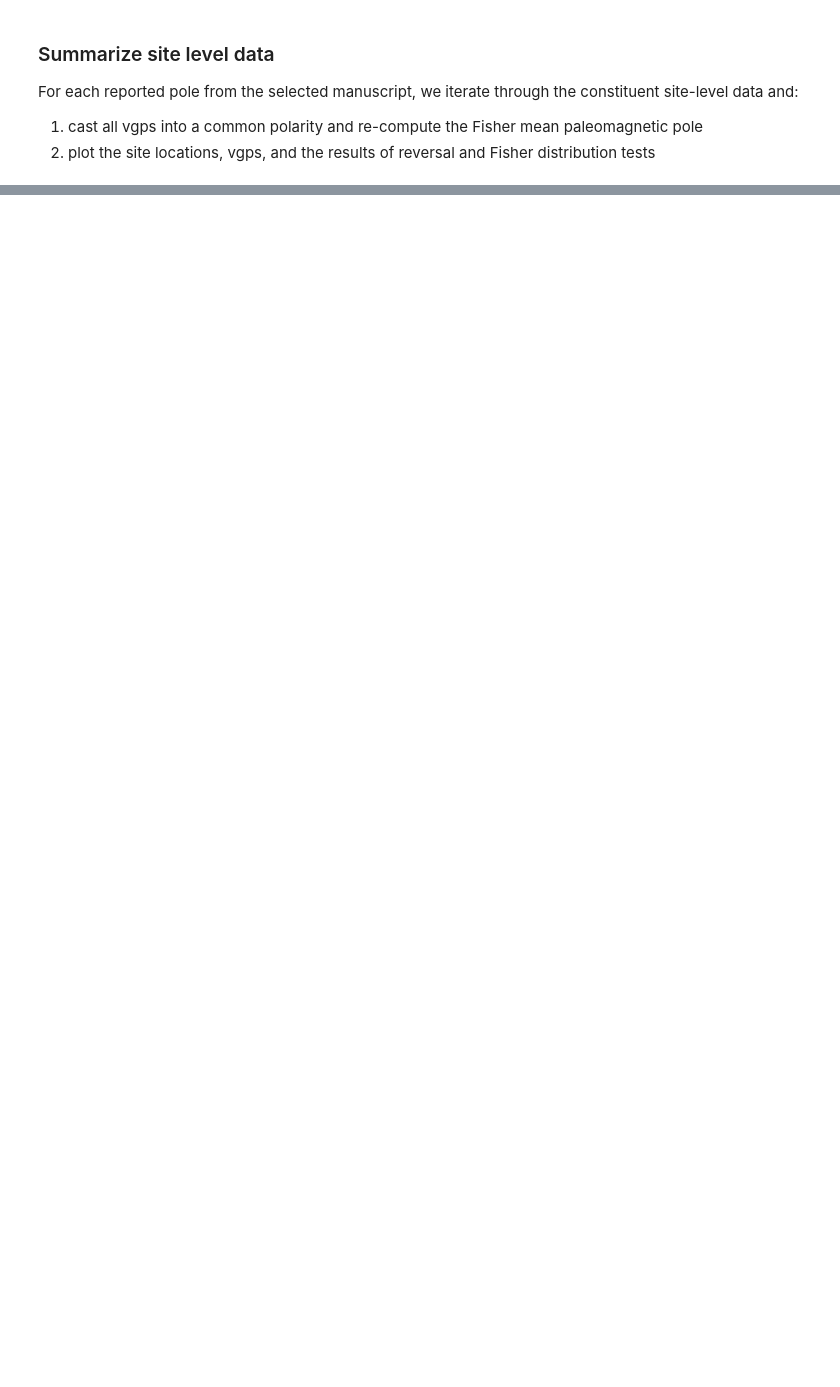
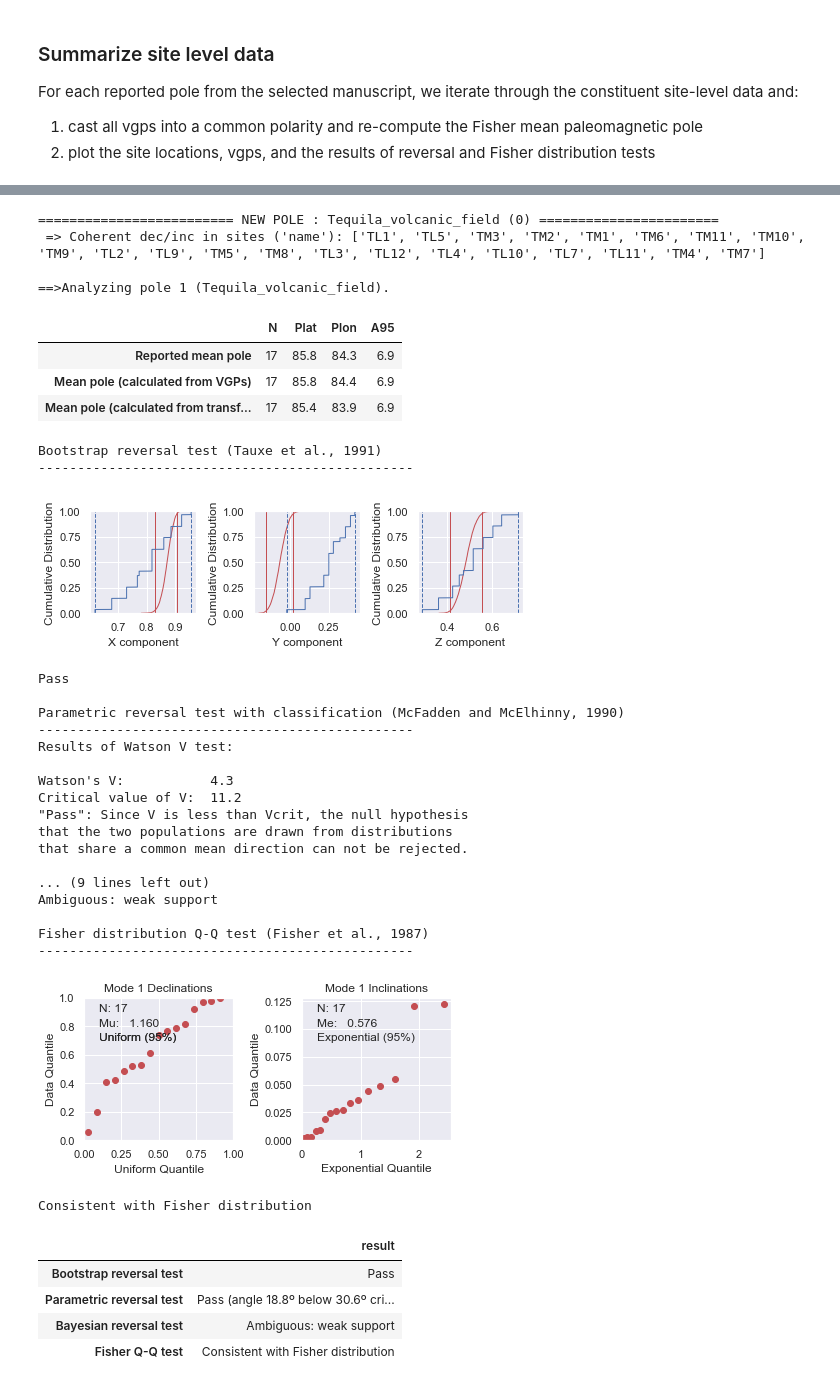
Before and after one commit to PolarWandering/Young_CEED, a Jupyter notebook: 0_Preprocessing.ipynb, the cells around one changed output, grey strips where cells are left out. Drawn from its saved outputs; the diff is of its cells as text; code cells hidden in the pictures; blank space fills up the shorter version.

```diff
--- a/0_Preprocessing.ipynb
+++ b/0_Preprocessing.ipynb
@@ -43,6 +61,6 @@ df_files[['name_xlsx']]
 
 In order to understand what is going on in one single site, we can conduct statistical tests and visualize the data.
 # %%
-file_idx = 21
+file_idx = 0
 # %% [markdown]
 #### Separate the *.xlsx file into two different DFs, `df_vgps` and `df_poles`.
@@ -153,21 +171,16 @@ For each reported pole from the selected manuscript, we iterate through the cons
 1) cast all vgps into a common polarity and re-compute the Fisher mean paleomagnetic pole
 2) plot the site locations, vgps, and the results of reversal and Fisher distribution tests
 # %%
-#Groupby iterates through DFs (i) 'grouped by' the column of interest
-misf1= []
-misf2= []
-studies= []
-pps= []
+studies, pps, misfit, misfit_type = [], [], [], []
 
 def process_study(df_vgps,file_idx):
     for pole, df_pole in df_vgps.groupby('in_study_pole'):
 
         # value represent the index and i represent the DF grouped by the variable of interest
-        if pole != 0: #discards vgps discarded by authors
+        if pole != 0: #does not consider vgps discarded by authors
 
             print(f"==>Analyzing pole {pole} ({df_files.name_xlsx[file_idx]}).")
             print('')
-            #try:
 
             directions_block = ipmag.make_di_block(df_pole['dec'].tolist(),
                                                    df_pole['inc'].tolist(),
@@ -220,10 +233,6 @@ def process_study(df_vgps,file_idx):
             summary_figure(df_pole, vgp_mode1, vgp_mode2,
                            reported_pole, vgp_mean, pole_folder)
 
-    #         except: #could be expanded!
-    #             print(f" DEBUG POLE (index): {file_idx}, in_situ_pole: {pole}")
-
-
             study_name = str(df_files.name_xlsx[file_idx])
             study_name = study_name.replace('_', ' ')
             pole_local_folder = './' + str(study_number) + '/' + str(pole_number)
@@ -247,12 +256,24 @@ def process_study(df_vgps,file_idx):
             tex_file.write('\n')
             tex_file.write('\includegraphics[width=5 in]{' + pole_local_folder + '/pole_summary.png}')
             tex_file.write('\n')
-            tex_file.write('\caption{Summary of data from study ' + str(file_idx) + ': ' + study_name + '}')
+            tex_file.write('\caption{Summary of data from locality ' + str(file_idx) + ' (' + study_name + ') pole ' + str(pole) + ' (' + reported_pole['pmag_ref'].tolist()[0] + ').}')
             tex_file.write('\n')
             tex_file.write('\end{figure}')
             tex_file.write('\n')
             tex_file.close()
 
+            studies.append(df_files.name_xlsx[file_idx])
+            pps.append(pole)
+            misfit.append(pmag.angle([vgp_mean['dec'], vgp_mean['inc']],
+                                   [reported_pole.iloc[0]['Plon'], reported_pole.iloc[0]['Plat']])[0])
+            misfit_type.append('reported')
+
+            studies.append(df_files.name_xlsx[file_idx])
+            pps.append(pole)
+            misfit.append(pmag.angle([vgp_mean_recomputed['dec'], vgp_mean_recomputed['inc']],
+                                   [reported_pole.iloc[0]['Plon'], reported_pole.iloc[0]['Plat']])[0])
+            misfit_type.append('recalculated')
+
             print('')
             plt.pause(10)
 
@@ -262,10 +321,48 @@ process_study(df_vgps,file_idx)
 # %%
-for file_idx in range(0,31):
+studies, pps, misfit, misfit_type = [], [], [], []
+
+for file_idx in range(0,2):
     print(f'')
     print(f'========================= NEW POLE : {df_files.name_xlsx[file_idx]} ({file_idx}) =======================')
 
     df_poles, df_vgps = split_datasheet(df_files, file_idx)
     df_vgps = recalc_vgps(df_vgps)
     df_vgps = check_coherence_vgps(df_vgps)
     verbose(df_vgps)
     process_study(df_vgps,file_idx)
+# %% [output]
+========================= NEW POLE : Tequila_volcanic_field (0) =======================
+ => Coherent dec/inc in sites ('name'): ['TL1', 'TL5', 'TM3', 'TM2', 'TM1', 'TM6', 'TM11', 'TM10', 'TM9', 'TL2', 'TL9', 'TM5', 'TM8', 'TL3', 'TL12', 'TL4', 'TL10', 'TL7', 'TL11', 'TM4', 'TM7']
+
+==>Analyzing pole 1 (Tequila_volcanic_field).
+|  | N | Plat | Plon | A95 |
+| Reported mean pole | 17 | 85.8 | 84.3 | 6.9 |
+| Mean pole (calculated from VGPs) | 17 | 85.8 | 84.4 | 6.9 |
+| Mean pole (calculated from transf... | 17 | 85.4 | 83.9 | 6.9 |
+Bootstrap reversal test (Tauxe et al., 1991)
+------------------------------------------------
+[figure, added]
+Pass
+
+Parametric reversal test with classification (McFadden and McElhinny, 1990)
+------------------------------------------------
+Results of Watson V test:
+
+Watson's V:           4.3
+Critical value of V:  11.2
+"Pass": Since V is less than Vcrit, the null hypothesis
+that the two populations are drawn from distributions
+that share a common mean direction can not be rejected.
+
+... (9 lines left out)
+Ambiguous: weak support
+
+Fisher distribution Q-Q test (Fisher et al., 1987)
+------------------------------------------------
+[figure, added]
+Consistent with Fisher distribution
+|  | result |
+| Bootstrap reversal test | Pass |
+| Parametric reversal test | Pass (angle 18.8º below 30.6º cri... |
+| Bayesian reversal test | Ambiguous: weak support |
+| Fisher Q-Q test | Consistent with Fisher distribution |
```
Also changed, not shown: parts of 20 cells of this notebook.
